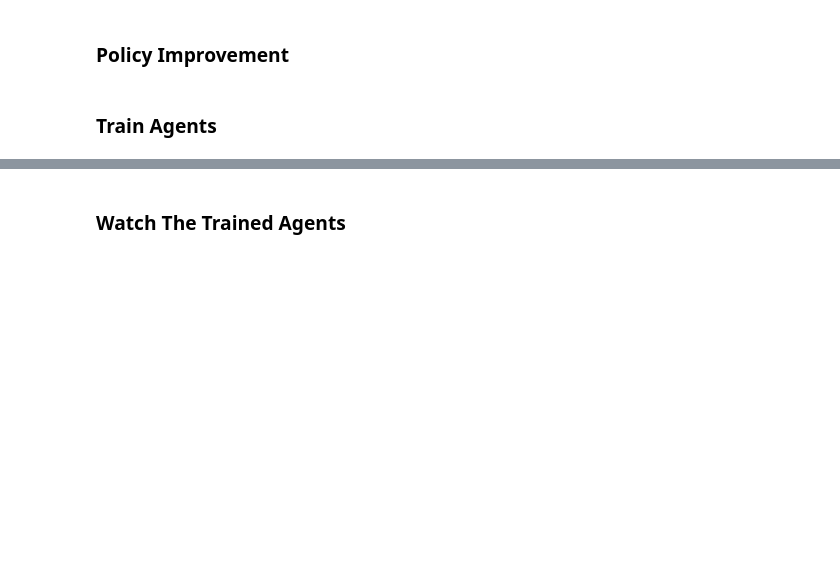
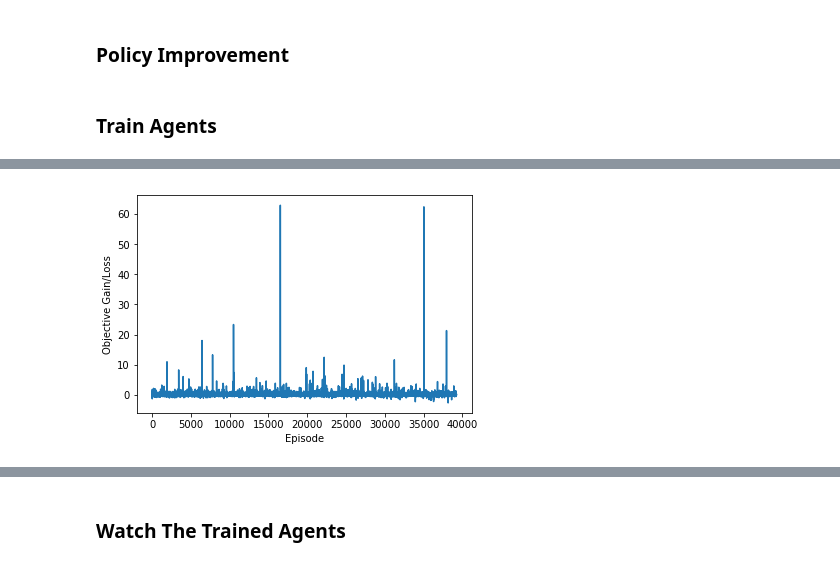
Before and after one commit to PHRABAL/DRL-Soccer-PPO, a Jupyter notebook: Soccer-PPO.ipynb, the cells around one changed output, grey strips where cells are left out. Cells and saved outputs as stored; diff of their text form; code cells hidden in the pictures; blank space fills up the shorter version.

```diff
--- a/Soccer-PPO.ipynb
+++ b/Soccer-PPO.ipynb
@@ -304,0 +404,9 @@ Episode 5929:   Steps: 134      Team 1 Lead: 114.4      Team 1: 1.1
+# %%
+fig = plt.figure()
+ax = fig.add_subplot(111)
+plt.plot(np.arange(1, len(policy_loss_value)+1), policy_loss_value)
+plt.ylabel('Objective Gain/Loss')
+plt.xlabel('Episode')
+plt.show()
+# %% [output]
+[figure, added]
```
Also changed, not shown: parts of 13 cells of this notebook, 2 other files.
